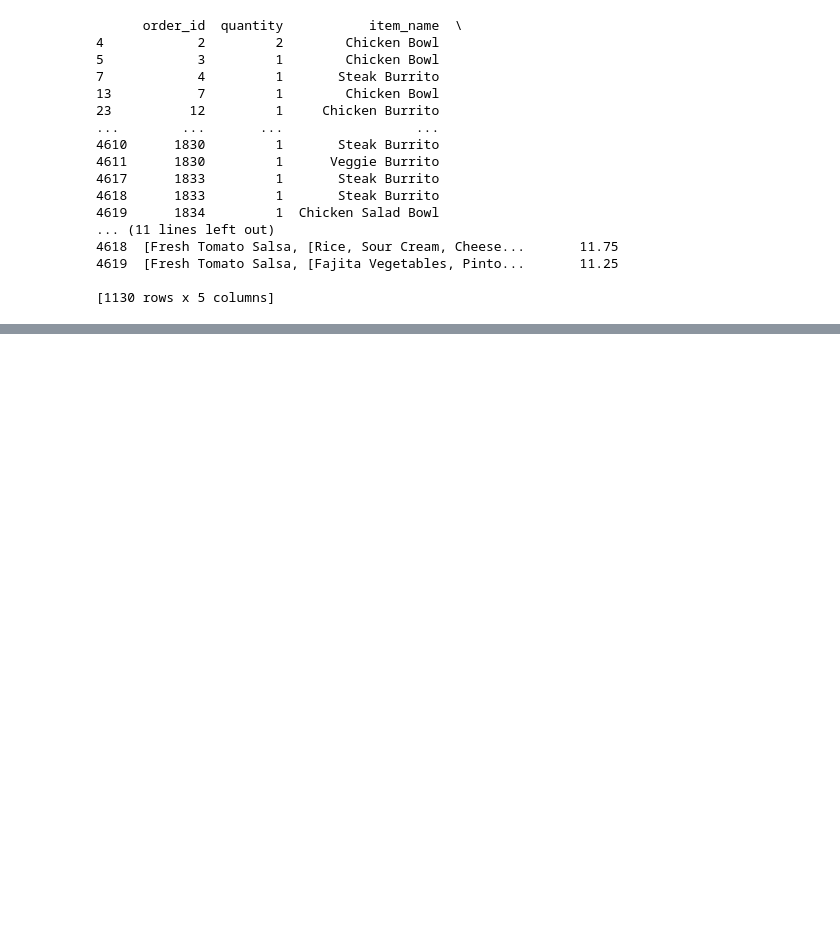
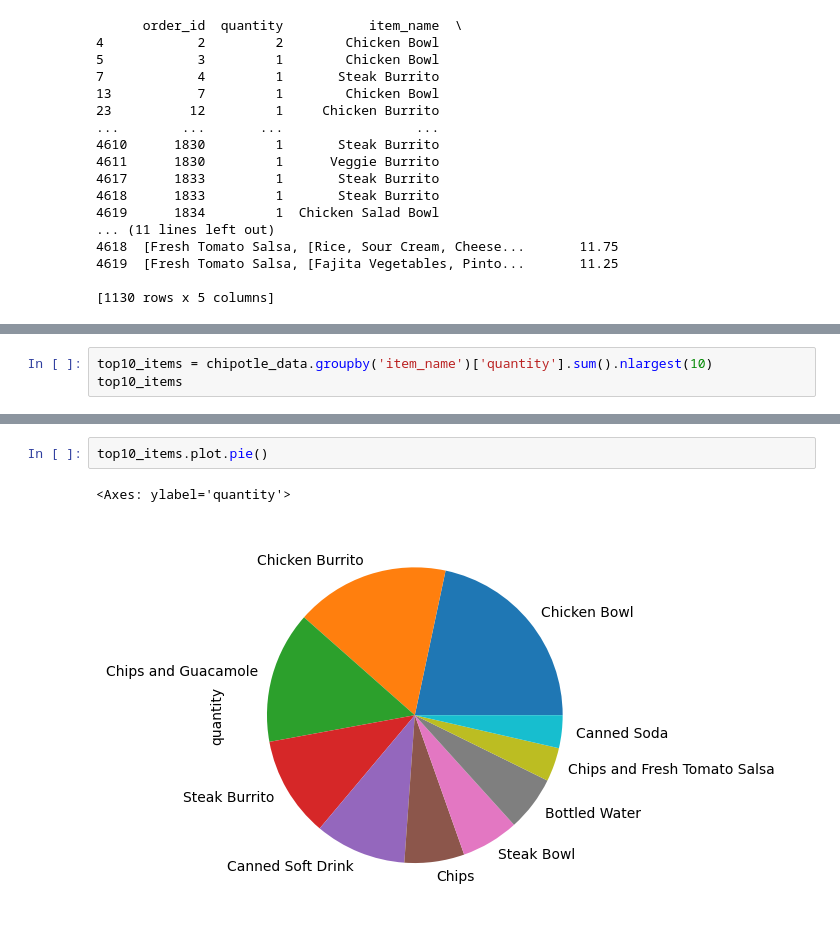
Before and after one commit to Shripadm-29/Team_data_exploration, a Jupyter notebook: Working_doc.ipynb, the cells around one changed output, grey strips where cells are left out. Cells and saved outputs as stored; diff of their text form; blank space fills up the shorter version.

```diff
--- a/Working_doc.ipynb
+++ b/Working_doc.ipynb
@@ -146,0 +130,3 @@ plt.show
+# %%
+top10_items = chipotle_data.groupby('item_name')['quantity'].sum().nlargest(10)
+top10_items
@@ -146,0 +146,5 @@ plt.show
+# %%
+top10_items.plot.pie()
+# %% [output]
+<Axes: ylabel='quantity'>
+[figure, added]
```
Also changed, not shown: parts of 9 cells of this notebook.
